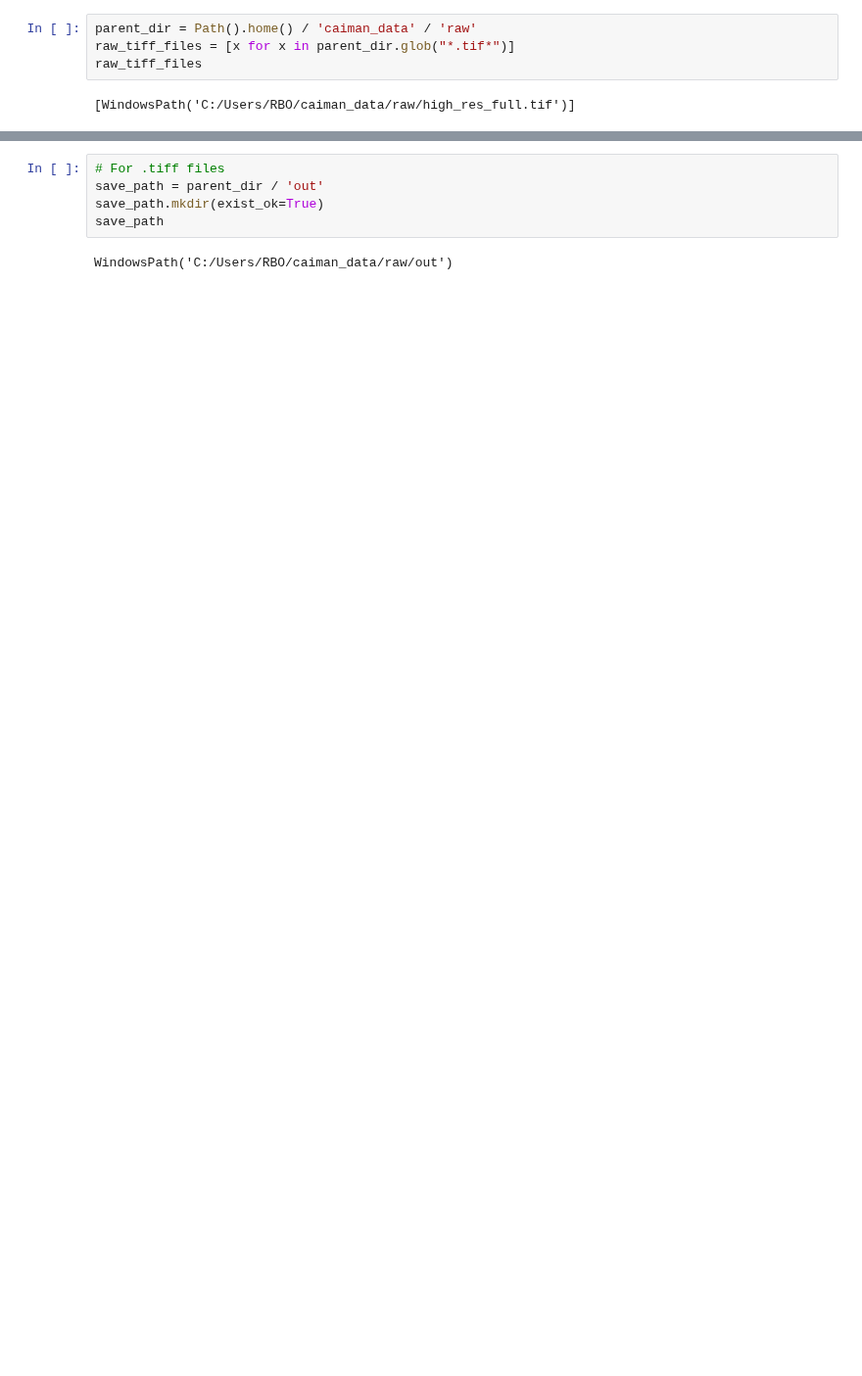
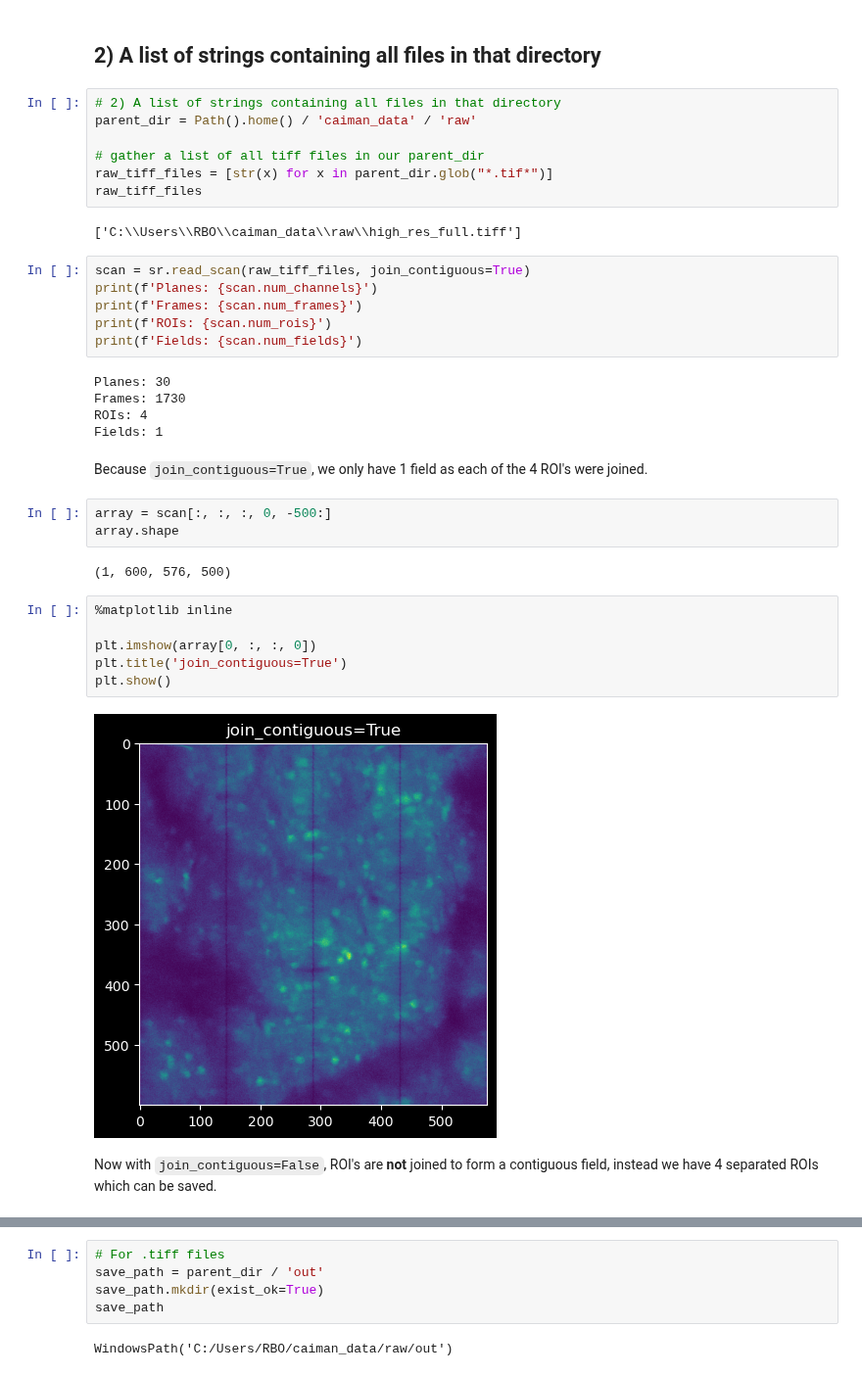
Before and after one commit to MillerBrainObservatory/LBM-CaImAn-Python, a Jupyter notebook: demos/notebooks/assembly.ipynb, the cells around one changed output, grey strips where cells are left out. Shown at 98% size. Saved outputs shown, nothing was run; the diff lists cells and outputs as text; blank space fills up the shorter version.

```diff
--- a/demos/notebooks/assembly.ipynb
+++ b/demos/notebooks/assembly.ipynb
@@ -71,6 +65,39 @@ Examples of its use can be seen throughout these examples, namely via [`pathlib.
+# %% [markdown]
+## 2) A list of strings containing all files in that directory
 # %%
+# 2) A list of strings containing all files in that directory
 parent_dir = Path().home() / 'caiman_data' / 'raw'
-raw_tiff_files = [x for x in parent_dir.glob("*.tif*")]
+
+# gather a list of all tiff files in our parent_dir
+raw_tiff_files = [str(x) for x in parent_dir.glob("*.tif*")]
 raw_tiff_files
 # %% [output]
-[WindowsPath('C:/Users/RBO/caiman_data/raw/high_res_full.tif')]
+['C:\\Users\\RBO\\caiman_data\\raw\\high_res_full.tiff']
+# %%
+scan = sr.read_scan(raw_tiff_files, join_contiguous=True)
+print(f'Planes: {scan.num_channels}')
+print(f'Frames: {scan.num_frames}')
+print(f'ROIs: {scan.num_rois}')
+print(f'Fields: {scan.num_fields}')
+# %% [output]
+Planes: 30
+Frames: 1730
+ROIs: 4
+Fields: 1
+# %% [markdown]
+Because `join_contiguous=True`, we only have 1 field as each of the 4 ROI's were joined.
+# %%
+array = scan[:, :, :, 0, -500:]
+array.shape
+# %% [output]
+(1, 600, 576, 500)
+# %%
+%matplotlib inline
+
+plt.imshow(array[0, :, :, 0])
+plt.title('join_contiguous=True')
+plt.show()
+# %% [output]
+[figure, added]
+# %% [markdown]
+Now with `join_contiguous=False`, ROI's are **not** joined to form a contiguous field, instead we have 4 separated ROIs which can be saved.
```
Also changed, not shown: parts of 42 cells of this notebook.
